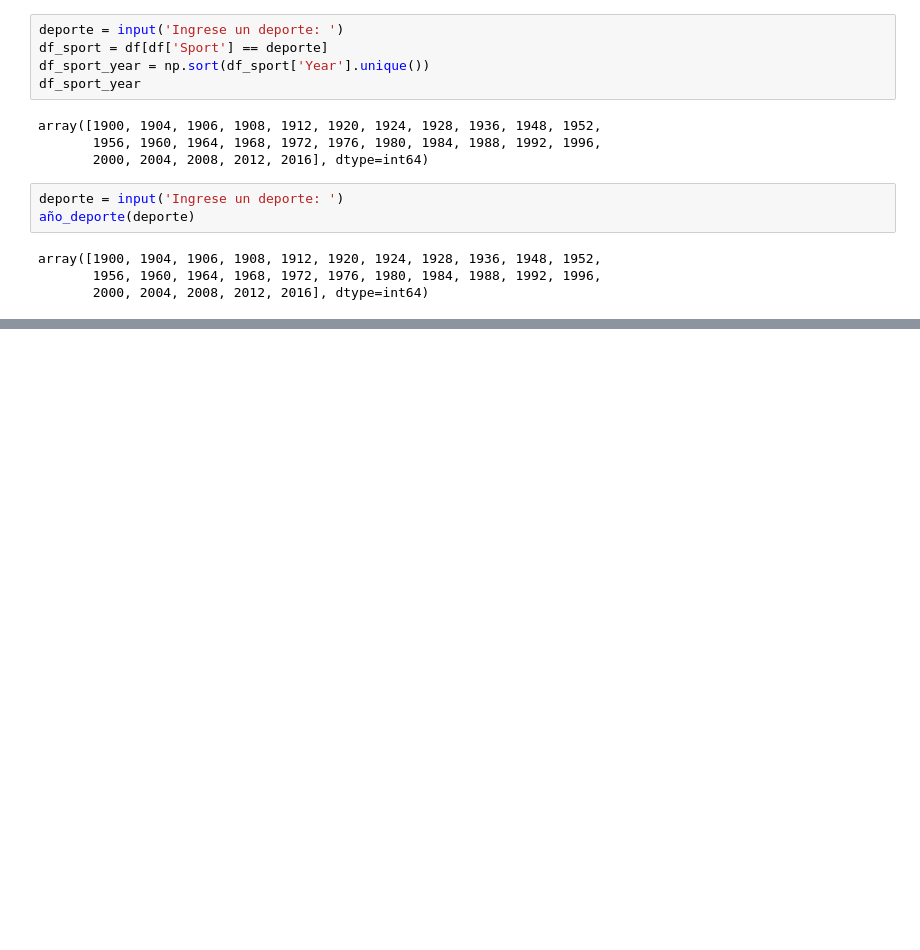
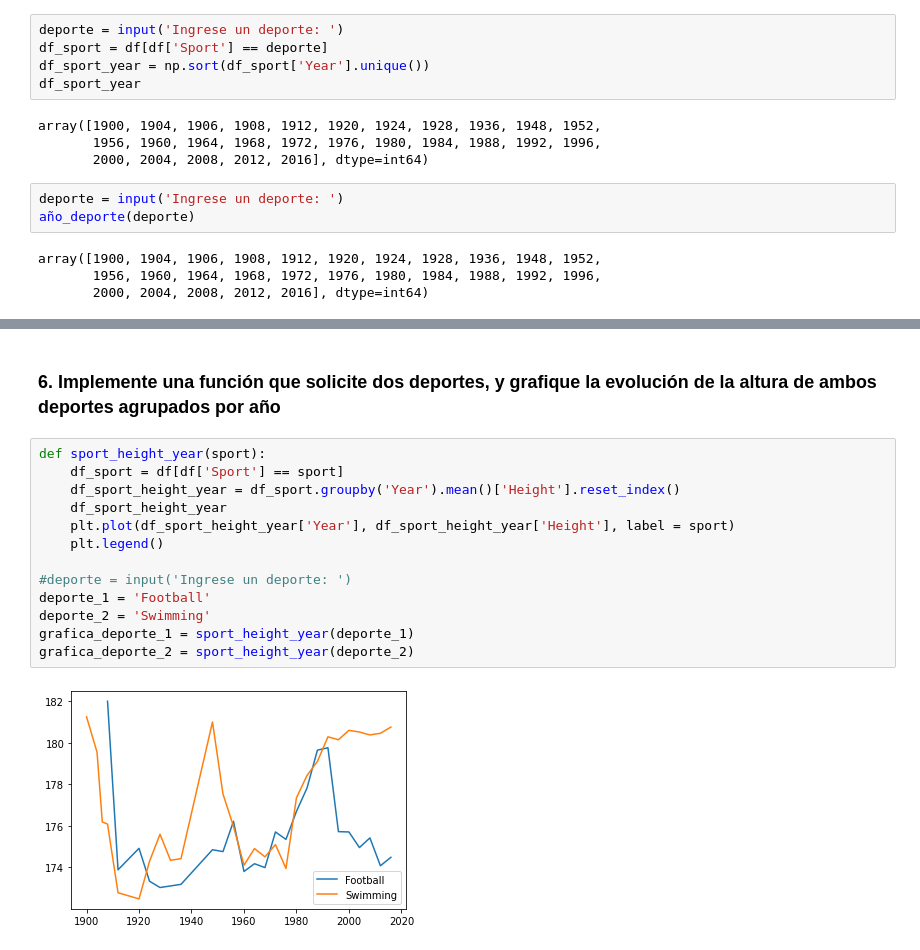
Before and after one commit to lfparra/MDS-UAI-Programacion-con-Python-Ejercicios, a Jupyter notebook: guia_08_pandas/ejercicios.ipynb, the cells around one changed output, grey strips where cells are left out. Drawn from its saved outputs; the diff is of its cells as text; blank space fills up the shorter version.

```diff
--- a/guia_08_pandas/ejercicios.ipynb
+++ b/guia_08_pandas/ejercicios.ipynb
@@ -87,0 +119,17 @@ df_sport_players_year[df_sport_players_year['Name'] == maximo]
+# %% [markdown]
+### 6. Implemente una función que solicite dos deportes, y grafique la evolución de la altura de ambos deportes agrupados por año
+# %%
+def sport_height_year(sport):
+    df_sport = df[df['Sport'] == sport]
+    df_sport_height_year = df_sport.groupby('Year').mean()['Height'].reset_index()
+    df_sport_height_year
+    plt.plot(df_sport_height_year['Year'], df_sport_height_year['Height'], label = sport)
+    plt.legend()
+
+#deporte = input('Ingrese un deporte: ')
+deporte_1 = 'Football'
+deporte_2 = 'Swimming'
+grafica_deporte_1 = sport_height_year(deporte_1)
+grafica_deporte_2 = sport_height_year(deporte_2)
+# %% [output]
+[figure, added]
```
Also changed, not shown: parts of 10 cells of this notebook, 1 other file.
